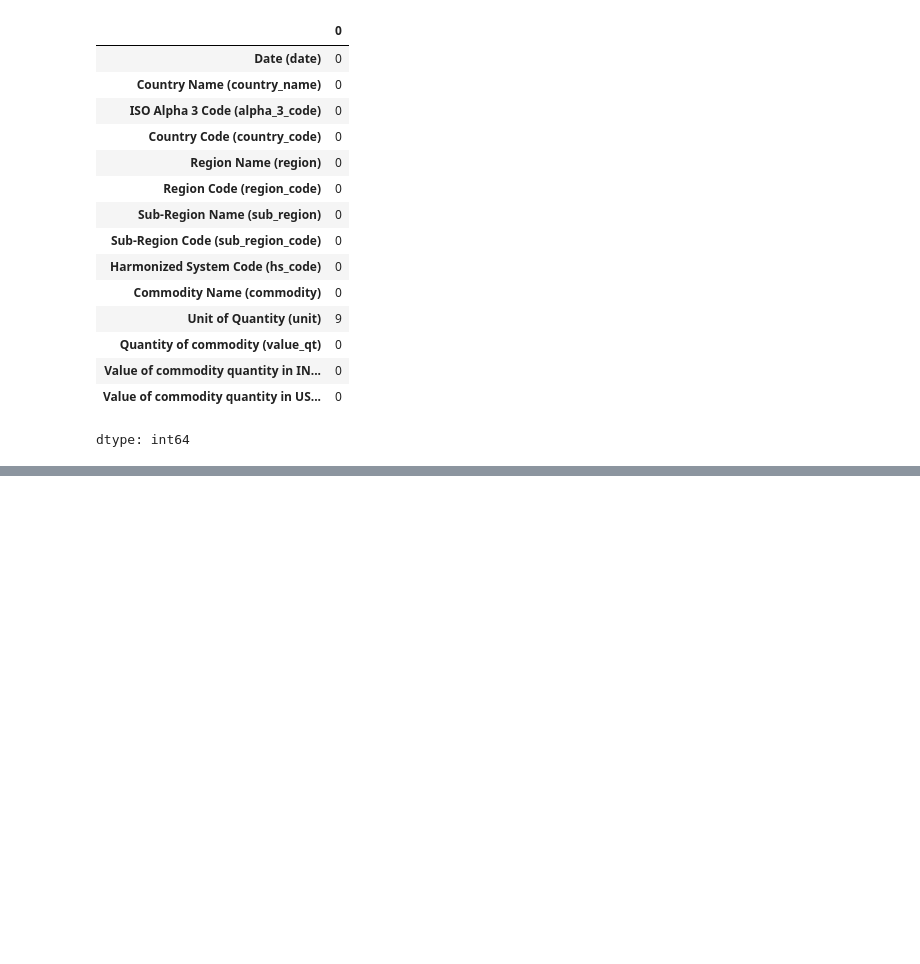
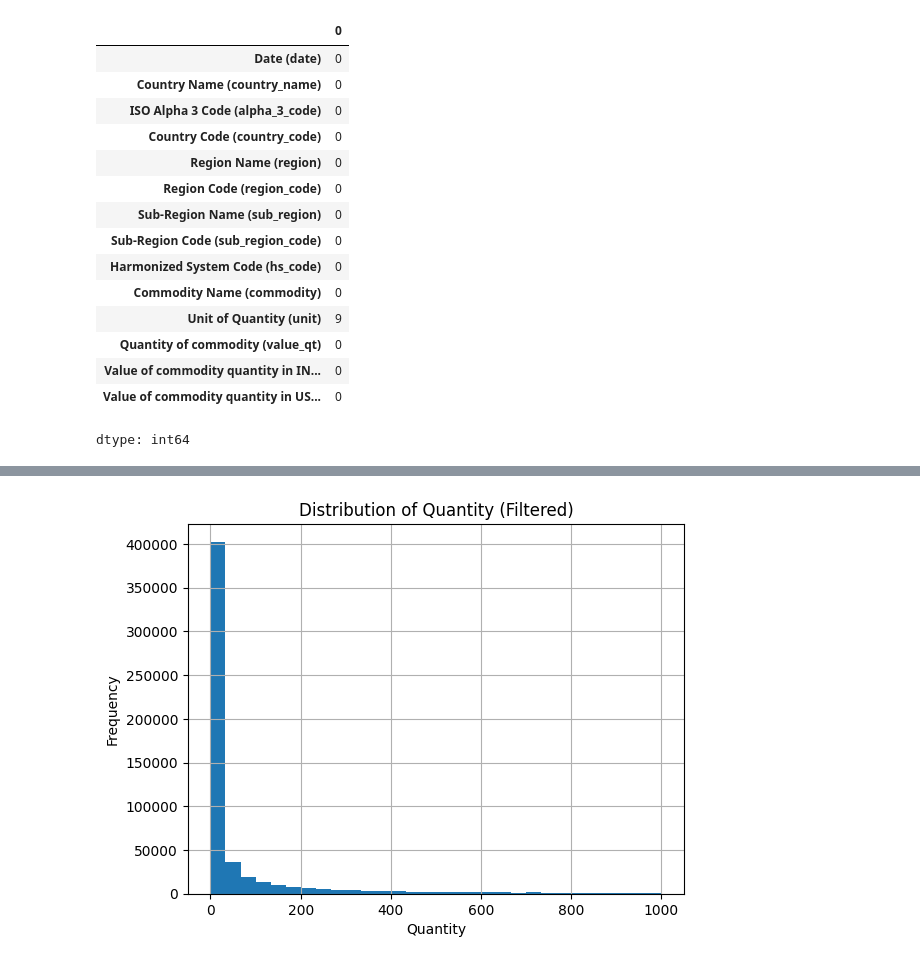
Before and after one commit to Divya-DataAnalystPortfolio/India-s-Imports-Trade-Insights-from-Asian-Countries-Using-Python, a Jupyter notebook: Final_Project_India’s_Imports_Trade_Insights_from_Asian_Countries_Using_Python.ipynb, the cells around one changed output, grey strips where cells are left out. Drawn from its saved outputs; the diff is of its cells as text; code cells hidden in the pictures; blank space fills up the shorter version.

```diff
--- a/Final_Project_India’s_Imports_Trade_Insights_from_Asian_Countries_Using_Python.ipynb
+++ b/Final_Project_India’s_Imports_Trade_Insights_from_Asian_Countries_Using_Python.ipynb
@@ -226,0 +806,12 @@ dtype: int64
+# %%
+# Histogram - Distribution of Numerical Columns
+
+
+df[df['Quantity of commodity (value_qt)'] < 1000]['Quantity of commodity (value_qt)'].hist(bins=30)
+
+plt.title("Distribution of Quantity (Filtered)")
+plt.xlabel("Quantity")
+plt.ylabel("Frequency")
+plt.show()
+# %% [output]
+[figure, added]
```
Also changed, not shown: parts of 114 cells of this notebook.
